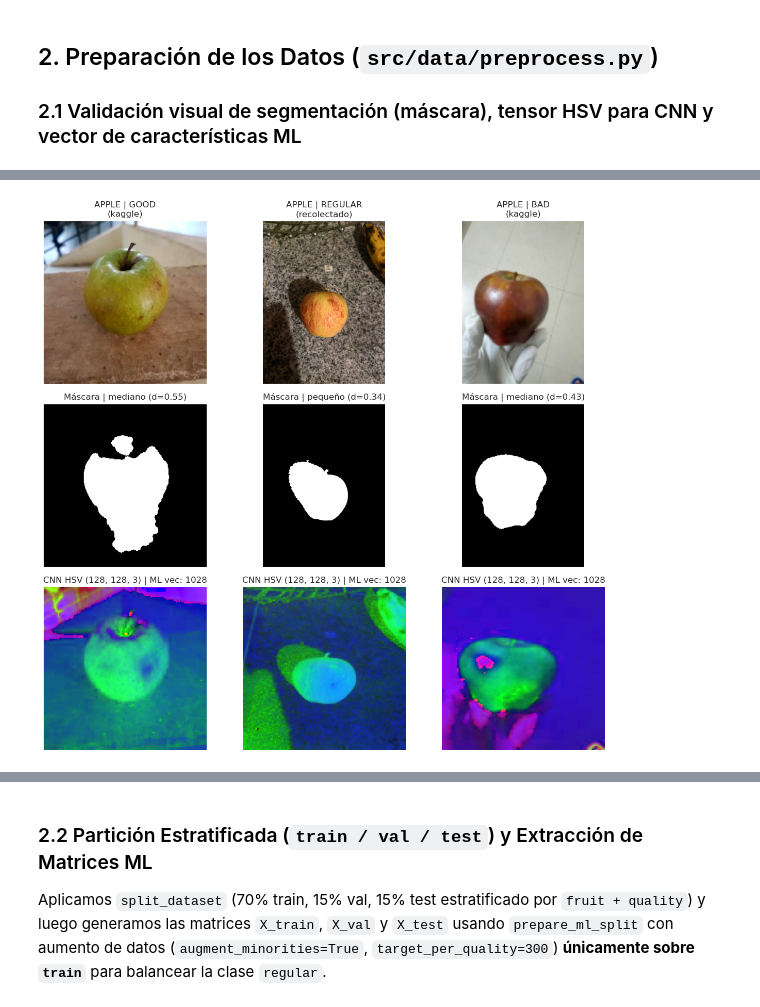
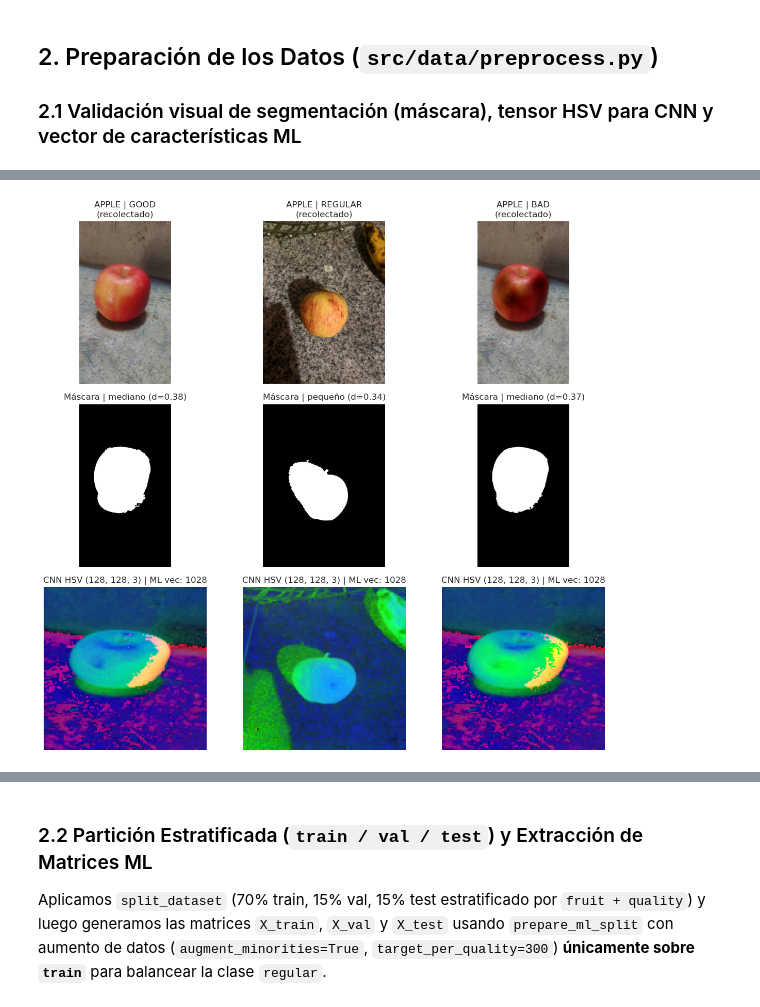
Before and after one commit to DiDi7T/ProyectoFinalAPO3, a Jupyter notebook: notebooks/01_eda_preprocesamiento.ipynb, the cells around one changed output, grey strips where cells are left out. Drawn from its saved outputs; the diff is of its cells as text; code cells hidden in the pictures.

Commit message:
feat: integrar segmentacion rembg y validar imagenes recolectadas

```diff
--- a/notebooks/01_eda_preprocesamiento.ipynb
+++ b/notebooks/01_eda_preprocesamiento.ipynb
@@ -128,3 +159,37 @@ plt.show()
 # %% [markdown]
 ## 2. Preparación de los Datos (`src/data/preprocess.py`)
 ### 2.1 Validación visual de segmentación (máscara), tensor HSV para CNN y vector de características ML
+# %%
+
+# ============================================================
+# SELECCIÓN DE LAS FOTOGRAFÍAS RECOLECTADAS
+# ============================================================
+
+# Seleccionar únicamente las imágenes recolectadas.
+df_recolectado = df[
+    df["source"] == "recolectado"
+].copy()
+
+# Verificar que las fotografías existan.
+df_recolectado["existe"] = df_recolectado[
+    "filepath"
+].apply(
+    lambda ruta: (PROJECT_ROOT / ruta).is_file()
+)
+
+print("Fotografías recolectadas:", len(df_recolectado))
+
+print(
+    "Fotografías disponibles:",
+    df_recolectado["existe"].sum()
+)
+
+print("\nDistribución por fruta y calidad:")
+
+display(
+    pd.crosstab(
+        df_recolectado["fruit"],
+        df_recolectado["quality"],
+        margins=True
+    )
+)
@@ -132,36 +209,39 @@ plt.show()
 fig, axes = plt.subplots(3, 3, figsize=(12, 11))
 
 for col_idx, q in enumerate(order_quality):
-    sample = df[df['quality'] == q].iloc[0]
+    sample = df_recolectado[
+    (df_recolectado["quality"] == q)
+    & (df_recolectado["existe"])
+    ].iloc[0]
     img_path = PROJECT_ROOT / sample['filepath']
     img_bgr = cv2.imread(str(img_path))
     img_rgb = cv2.cvtColor(img_bgr, cv2.COLOR_BGR2RGB)
 
     # 1. Máscara y tamaño desde build_dataset.py
     mask, rel_diam, size_lbl = get_fruit_mask_and_size(img_bgr)
 
     # 2. Tensor HSV normalizado (128x128x3) desde preprocess.py
     cnn_tensor = preprocess_image_for_cnn(img_bgr, target_size=(128, 128))
 
     # 3. Vector de características 1D para ML tradicional (1024 HSV bins + 4 geométricas = 1028)
     ml_vec = extract_ml_features(img_bgr)
 
     # Fila 0: Imagen Original RGB
     axes[0, col_idx].imshow(img_rgb)
     axes[0, col_idx].set_title(f"{sample['fruit'].upper()} | {q.upper()}\n({sample['source']})")
     axes[0, col_idx].axis('off')
 
     # Fila 1: Máscara de Segmentación
     axes[1, col_idx].imshow(mask, cmap='gray')
     axes[1, col_idx].set_title(f"Máscara | {size_lbl} (d={rel_diam:.2f})")
     axes[1, col_idx].axis('off')
 
     # Fila 2: Imagen Preprocesada CNN (HSV normalizado 128x128)
     axes[2, col_idx].imshow(cnn_tensor)
     axes[2, col_idx].set_title(f"CNN HSV {cnn_tensor.shape} | ML vec: {ml_vec.shape[0]}")
     axes[2, col_idx].axis('off')
 
 plt.tight_layout()
 plt.show()
 # %% [output]
-[figure, old version]
+[figure, new version]
```
Also changed, not shown: parts of 6 cells of this notebook, 3 other files.
